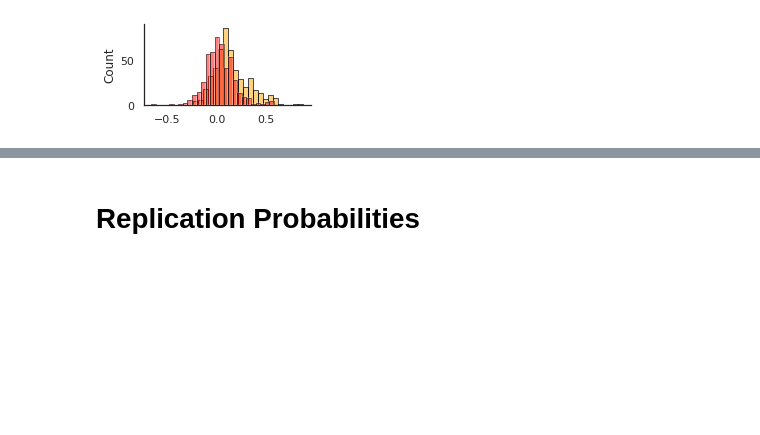
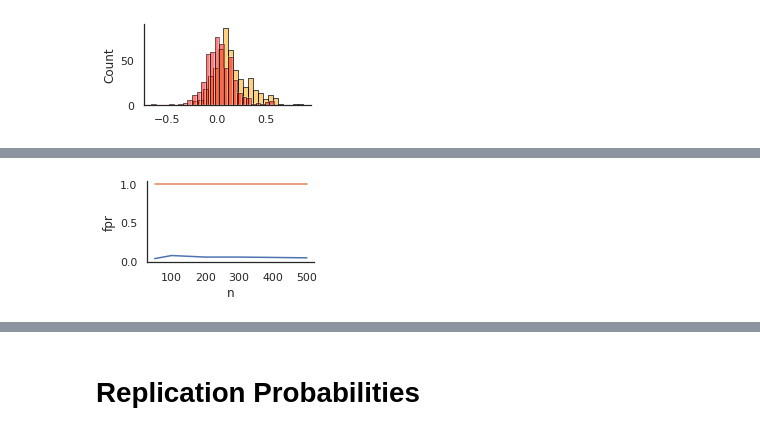
Before and after one commit to spisakt/BWAS_comment, a Jupyter notebook: plot_results.ipynb, the cells around one changed output, grey strips where cells are left out. Drawn from its saved outputs; the diff is of its cells as text; code cells hidden in the pictures; blank space fills up the shorter version.

Commit message:
null model-based estimates added

```diff
--- a/plot_results.ipynb
+++ b/plot_results.ipynb
@@ -162,0 +201,16 @@ plt.show()
+# %%
+sns.set(rc={"figure.figsize":(3, 1.5)})
+sns.set_style("white")
+
+df = pd.read_csv('res_null_PCA_SVR.csv')
+
+def fpr(x, alpha=0.05):
+    return (x<alpha).sum()/len(x)
+
+df_fpr = df.groupby('n')['p_discovery_cv'].agg([fpr])
+sns.lineplot(x='n', y='fpr', data=df_fpr)
+df_fpr = df.groupby('n')['p_discovery_overfit'].agg([fpr])
+sns.lineplot(x='n', y='fpr', data=df_fpr)
+sns.despine()
+# %% [output]
+[figure, added]
```
Also changed, not shown: parts of 7 cells of this notebook, 9 other files.
